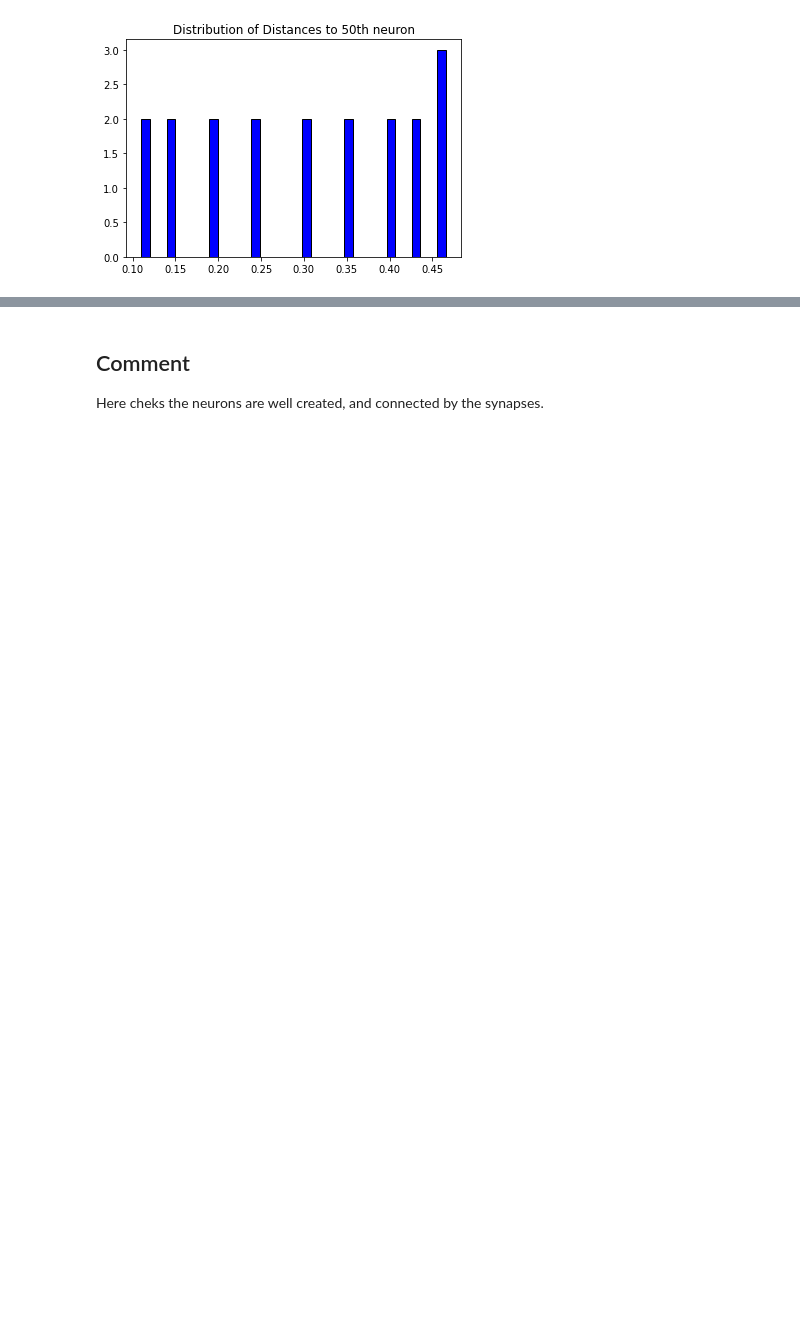
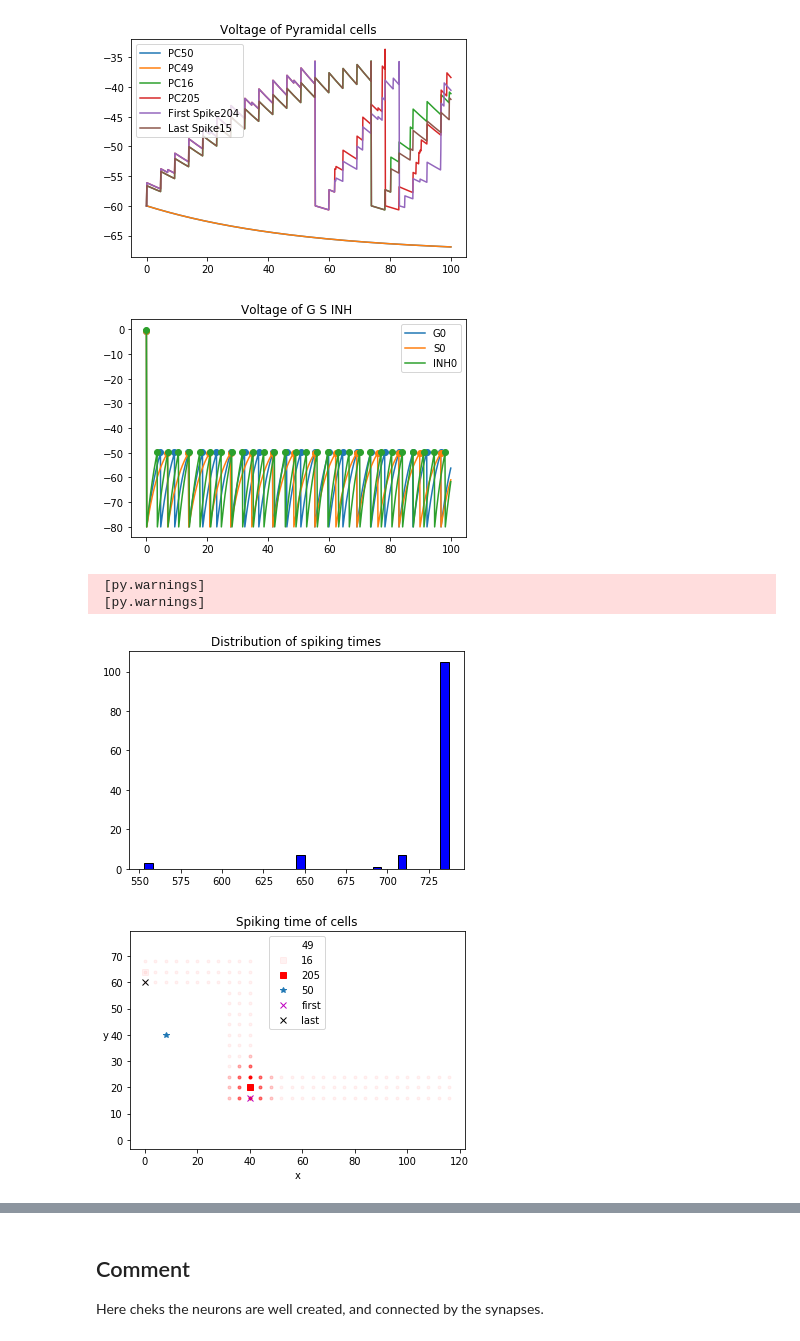
Before and after one commit to Victoriad1996/SemesterProject, a Jupyter notebook: SimpleFairhall/first_project_oop_plots.ipynb, the cells around one changed output, grey strips where cells are left out. Drawn from its saved outputs; the diff is of its cells as text; code cells hidden in the pictures; blank space fills up the shorter version.

```diff
--- a/SimpleFairhall/first_project_oop_plots.ipynb
+++ b/SimpleFairhall/first_project_oop_plots.ipynb
@@ -18,5 +12,18 @@ fm1 = FirstModel(params)
-# %%
-neuron_idx = 50
-fm1.plot_neuron_distances(50)
-# %% [output]
-[figure, removed]
+# %%
+start_scope()
+
+params = {}
+
+fm1 = FirstModel(params)
+
+
+fm1.run(duration= 100 * ms, show_PC=True, show_other=True)
+
+plot_spike_times(fm1)
+# %% [output]
+[figure, added]
+[figure, added]
+ [py.warnings]
+ [py.warnings]
+[figure, added]
+[figure, added]
```
Also changed, not shown: parts of 23 cells of this notebook, 2 other files.
